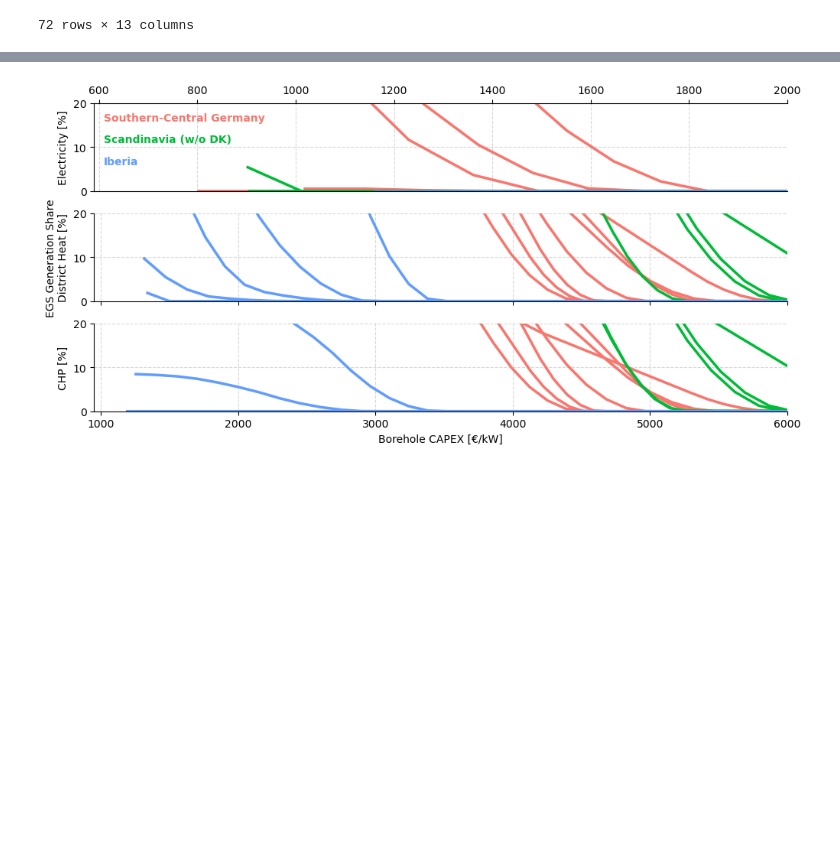
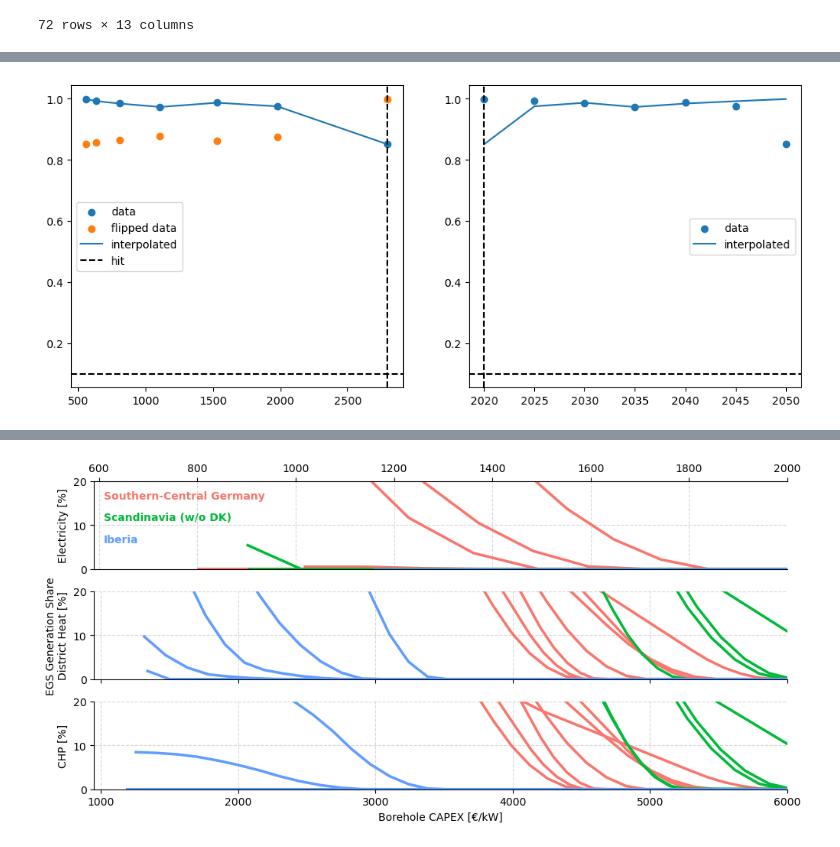
Before and after one commit to LukasFrankenQ/egs_market_integration, a Jupyter notebook: notebooks/new_spatial_analysis.ipynb, the cells around one changed output, grey strips where cells are left out. Drawn from its saved outputs; the diff is of its cells as text; code cells hidden in the pictures; blank space fills up the shorter version.

```diff
--- a/notebooks/new_spatial_analysis.ipynb
+++ b/notebooks/new_spatial_analysis.ipynb
@@ -167,7 +168,7 @@ metrics = {
     "dh": "uch_geothermal_generation_share",
 }
 
-def get_data(app):
+def get_data(app, do_plot=False):
 
     header = [4,5,6,7,8]
 
@@ -190,24 +191,99 @@ def get_data(app):
     this.index = this.index.get_level_values(0)
 
     this.columns = this.columns.to_numpy().astype(int)
-    this = this.loc[:,::-1]
+    # this = this.loc[:,::-1]
 
     # print(this.head().T.head().T)
 
-    x = np.linspace(year_costs.min().min(), year_costs.max().max(), 1000)
+    def flip_transform(arr):
+        return - (arr - arr.min()) + arr.max()
+        # return - (arr - arr.min()) + 1.
 
     data = pd.DataFrame(index=this.index.unique(), columns=[0.1, 0.2, 0.3])
+    progress_year_data = pd.DataFrame(index=this.index.unique(), columns=[0.1, 0.2, 0.3])
 
-    for bus, thresh in product(data.index[1:], data.columns):
+    # print('data')
+    # print(data)
+    # print('this')
+    # print(this)
 
-        xp = year_costs.loc[bus, this.columns]
-        yp = this.loc[bus].values.astype(float)
+    this = this[sorted(this.columns)]
+    xyears = np.linspace(min(this.columns), max(this.columns), 200)[::-1]
 
-        y = np.interp(x, xp, yp)
-        data.loc[bus, thresh] = x[len(y[y > thresh])]
+    # print('year costs')
+    # print(year_costs)
+
+    # for bus, thresh in product(data.index[1:], data.columns):
+    for bus, thresh in product(data.index[1:], [0.1]):
+
+        bus = 'AT1 0'
+
+        xp = year_costs.loc[bus, this.columns].values[::-1]
+        x = np.linspace(xp.min(), xp.max(), 200)
+
+        # print(bus)
+        # print('years')
+        # print(this.columns.values)
+
+        yp = this.loc[bus].values.astype(float)[::-1]
+        # print(this.loc[bus])
+
+
+        y = np.interp(x, xp, flip_transform(yp))
+        y = flip_transform(y)
+
+        yy = np.interp(xyears, this.columns.values, yp)
+
+        try:
+
+            # data.loc[bus, thresh] = x[len(y[y > 1 - thresh])]
+            # progress_year_data.loc[bus, thresh] = xyears[::-1][len(yy[yy < 1 - thresh])]
+
+            data.loc[bus, thresh] = x[len(y[y > thresh])]
+            progress_year_data.loc[bus, thresh] = xyears[::-1][len(yy[yy < thresh])]
+
+        except IndexError:
+
+            # if len(y[y > y - thresh]) == len(y):
+            if len(y[y > thresh]) == len(y):
+                # data.loc[bus, thresh] = y[-1]
+                data.loc[bus, thresh] = max(xp)
+                progress_year_data.loc[bus, thresh] = 2020
+
+            # elif len(y[y > 1 - thresh]) == 0:
+            elif len(y[y > thresh]) == 0:
+                data.loc[bus, thresh] = 0
+                progress_year_data.loc[bus, thresh] = 2050
+
+
+        if do_plot:
+
+            _, axs = plt.subplots(1, 2, figsize=(12, 5))
+
+            axs[0].scatter(xp, yp, label="data")
+
+            axs[0].scatter(xp, flip_transform(yp), label="flipped data")
+
+            axs[0].plot(x, y, label="interpolated")
+            axs[0].axvline(data.loc[bus, thresh], label="hit", color="k", linestyle="--")
+
+            axs[1].scatter(this.columns.values, yp, label="data")
+            axs[1].plot(xyears[::-1], yy, label="interpolated")
+            axs[1].axvline(progress_year_data.loc[bus, thresh], color="k", linestyle="--")
+
+            for ax in axs:
+                ax.legend()
+                ax.axhline(thresh, color="k", linestyle="--")
+
+            print(bus, data.loc[bus, thresh], progress_year_data.loc[bus, thresh])
+
+            plt.show()
+
+        break
+
 
     data.columns = data.columns.to_numpy()
-    return data
+    return data, progress_year_data
 
-get_data("dh")
+capex, year = get_data("dh", do_plot=True)
 # %% [output]
@@ -228,2 +291,3 @@ get_data("dh")
+[figure, added]
 # %%
 
```
Also changed, not shown: parts of 8 cells of this notebook, 4 other files.
